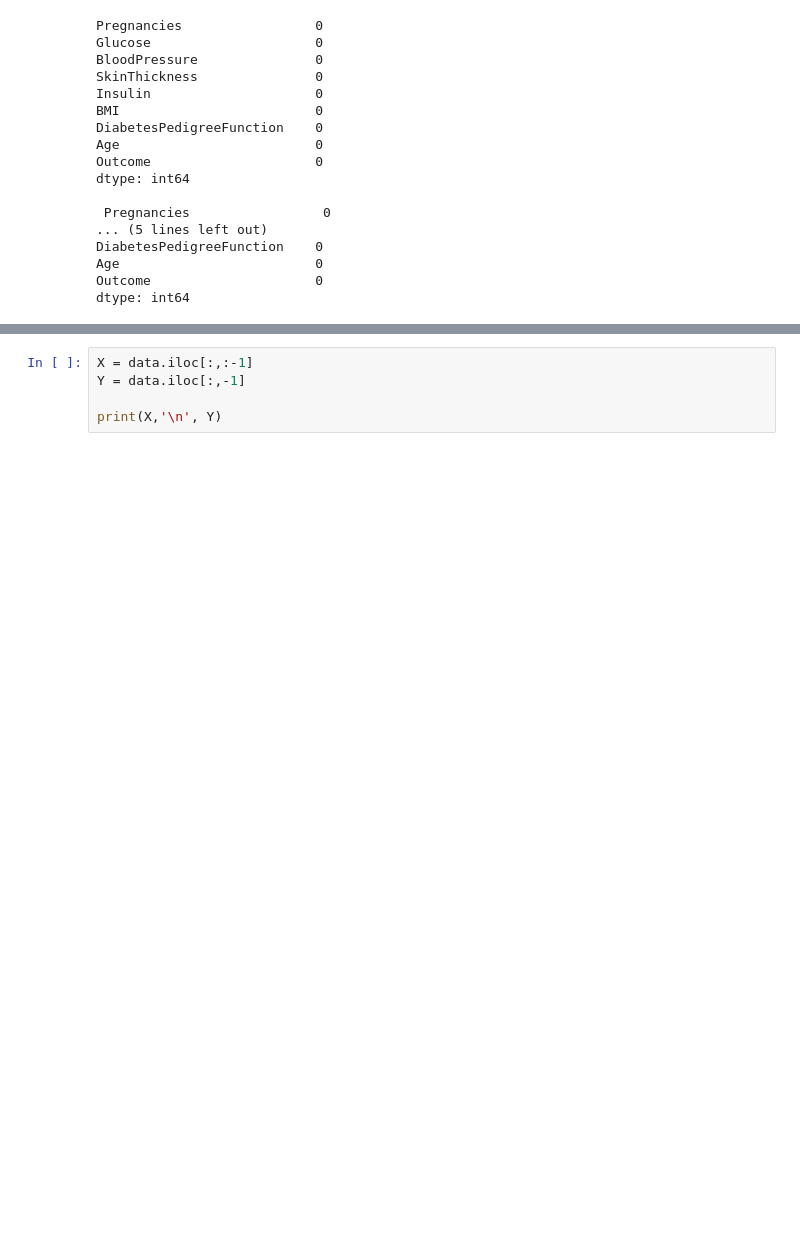
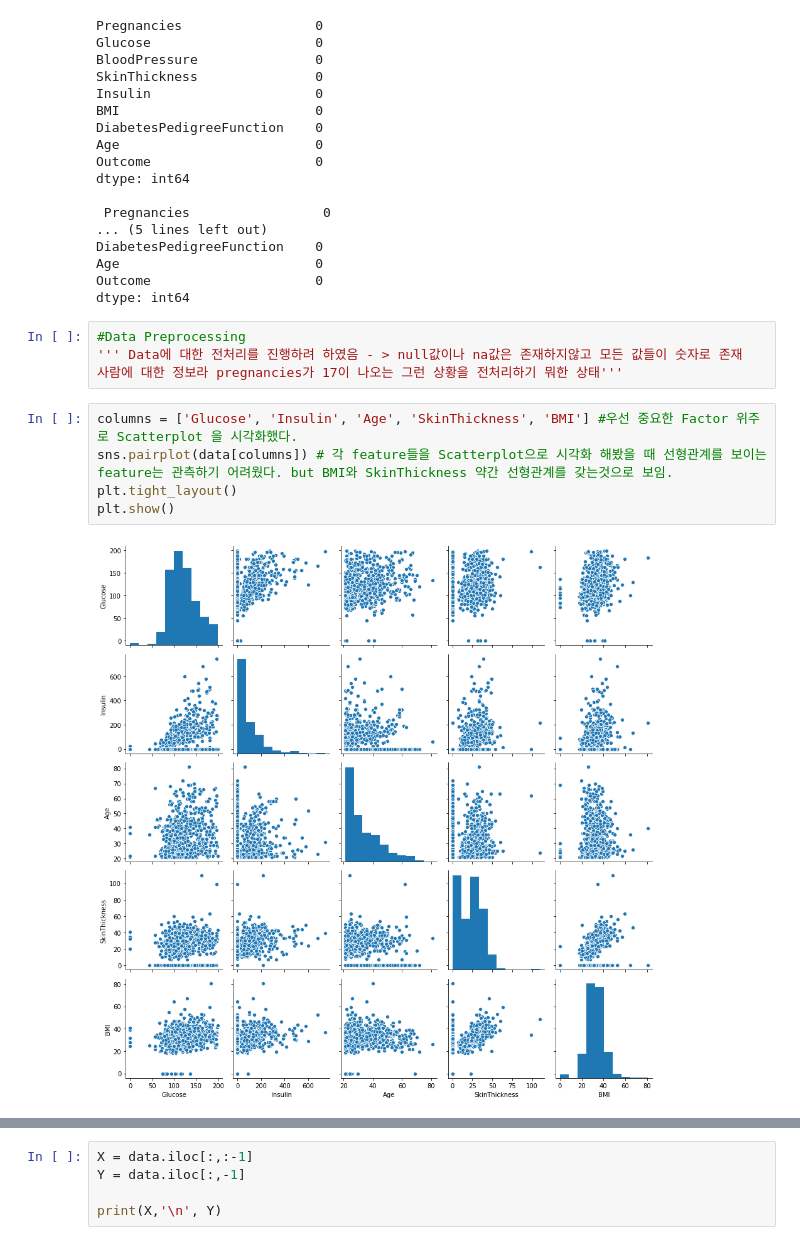
Before and after one commit to wazs555/Data_mining_project, a Jupyter notebook: data_mining_project.ipynb, the cells around one changed output, grey strips where cells are left out. Drawn from its saved outputs; the diff is of its cells as text; blank space fills up the shorter version.

```diff
--- a/data_mining_project.ipynb
+++ b/data_mining_project.ipynb
@@ -47,3 +60,14 @@ DiabetesPedigreeFunction    0
 Age                         0
 Outcome                     0
 dtype: int64
+# %%
+#Data Preprocessing
+''' Data에 대한 전처리를 진행하려 하였음 - > null값이나 na값은 존재하지않고 모든 값들이 숫자로 존재
+사람에 대한 정보라 pregnancies가 17이 나오는 그런 상황을 전처리하기 뭐한 상태'''
+# %%
+columns = ['Glucose', 'Insulin', 'Age', 'SkinThickness', 'BMI'] #우선 중요한 Factor 위주로 Scatterplot 을 시각화했다.
+sns.pairplot(data[columns]) # 각 feature들을 Scatterplot으로 시각화 해봤을 때 선형관계를 보이는 feature는 관측하기 어려웠다. but BMI와 SkinThickness 약간 선형관계를 갖는것으로 보임.
+plt.tight_layout()
+plt.show()
+# %% [output]
+[figure, added]
```
Also changed, not shown: parts of 6 cells of this notebook.
